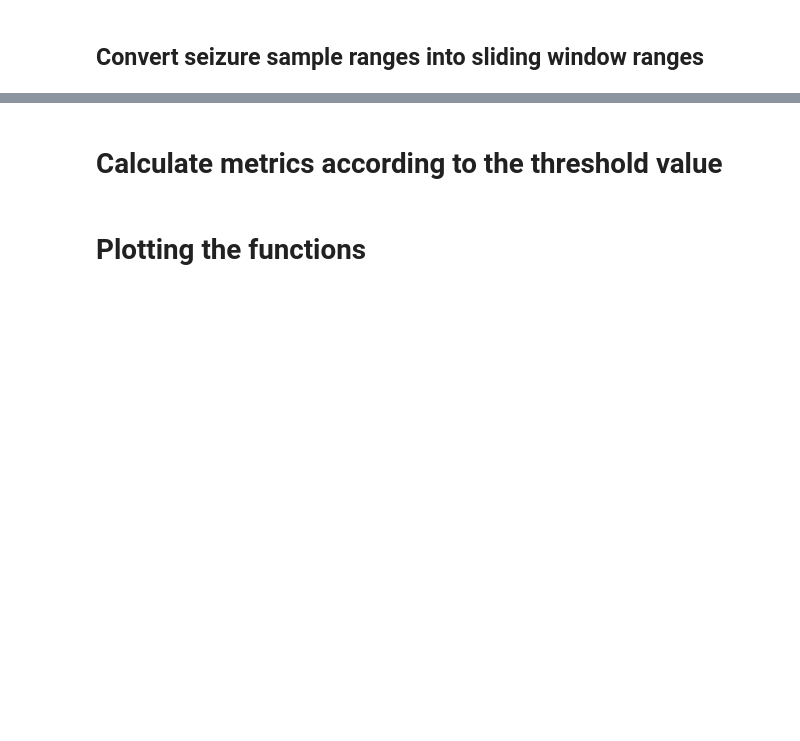
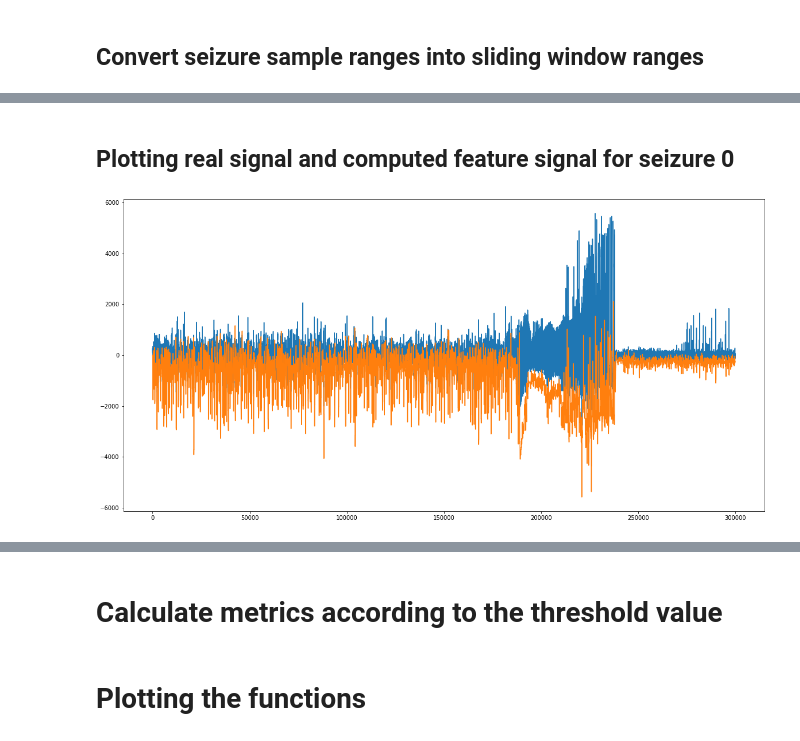
Before and after one commit to sinitame/ieeg-ml-project, a Jupyter notebook: notebooks/Feature_selection_patient_1.ipynb, the cells around one changed output, grey strips where cells are left out. Saved outputs shown, nothing was run; the diff lists cells and outputs as text; code cells hidden in the pictures; blank space fills up the shorter version.

```diff
--- a/notebooks/Feature_selection_patient_1.ipynb
+++ b/notebooks/Feature_selection_patient_1.ipynb
@@ -38,3 +23,8 @@ max_power_eeg = top_signals(eegs, ranges, top=1, id_seizure = None)
+# %%
+num_sensors = len(eegs[0][0])
+ordered_power_eeg = top_signals(eegs, ranges, top=num_sensors, id_seizure = None)
+max_power_eeg = ordered_power_eeg[0]
+min_power_eeg = ordered_power_eeg[-1]
 # %% [markdown]
 ## Convert seizure sample ranges into sliding window ranges
 # %%
@@ -120,0 +38,2 @@ plt.plot(moving_avg_seizure1_single_scaled[:300000]/np.max(moving_avg_seizure1_s
+# %%
+min_feature_signals = calculate_feature(eegs, window_size, step_size, calculate_min, max_power_eeg)
@@ -120,0 +58,11 @@ plt.plot(moving_avg_seizure1_single_scaled[:300000]/np.max(moving_avg_seizure1_s
+# %% [markdown]
+## Plotting real signal and computed feature signal for seizure 0
+# %%
+signal = real_signal = eegs[0][1][max_power_eeg].T
+# %%
+min_seizure1_single = min_feature_signals[0][1]
+min_seizure1_single_scaled = scale_signal(min_seizure1_single, window_size, step_size)
+# %%
+plot_feature(signal, min_seizure1_single_scaled, 0, 300000)
+# %% [output]
+[figure, added]
```
Also changed, not shown: parts of 107 cells of this notebook.
